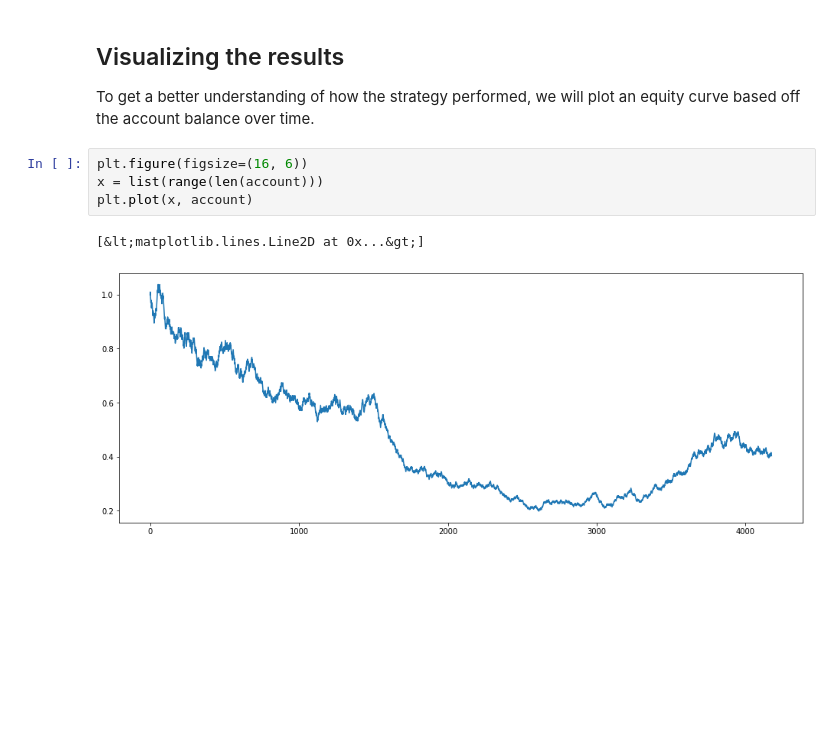
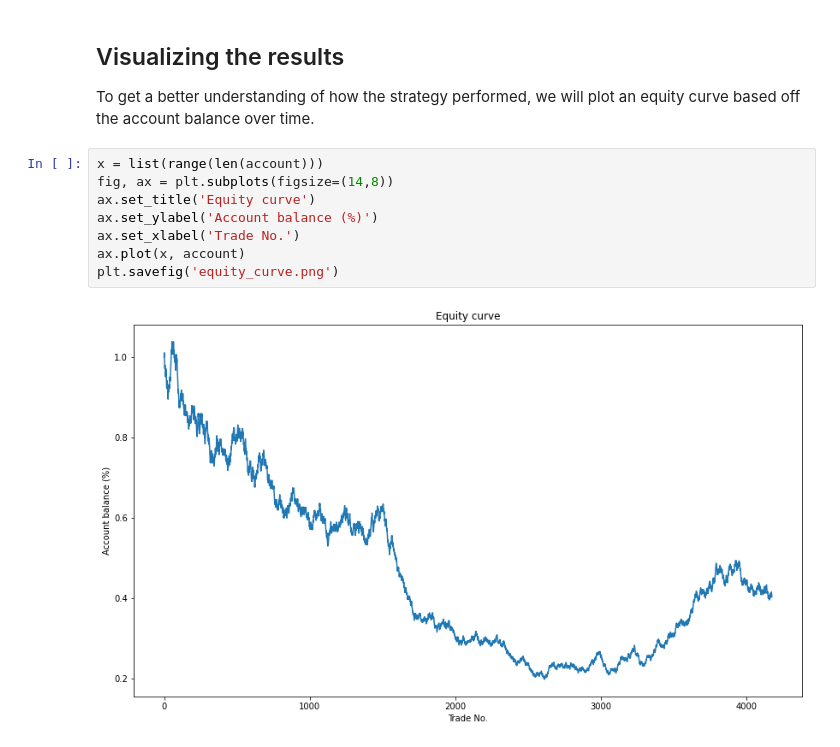
Before and after one commit to darren-the/Algorithmic-trader, a Jupyter notebook: back_tester.ipynb, the cells around one changed output. Cells and saved outputs as stored; diff of their text form; blank space fills up the shorter version.

```diff
--- a/back_tester.ipynb
+++ b/back_tester.ipynb
@@ -95,10 +95,13 @@ for change in PLs:
 # %% [markdown]
 ## Visualizing the results
 To get a better understanding of how the strategy performed, we will plot an equity curve based off the account balance over time.
-# %%
-plt.figure(figsize=(16, 6))
-x = list(range(len(account)))
-plt.plot(x, account)
-# %% [output]
-[&lt;matplotlib.lines.Line2D at 0x...&gt;]
-[figure, removed]
+# %%
+x = list(range(len(account)))
+fig, ax = plt.subplots(figsize=(14,8))
+ax.set_title('Equity curve')
+ax.set_ylabel('Account balance (%)')
+ax.set_xlabel('Trade No.')
+ax.plot(x, account)
+plt.savefig('equity_curve.png')
+# %% [output]
+[figure, added]
```
Also changed, not shown: 3 other files.
